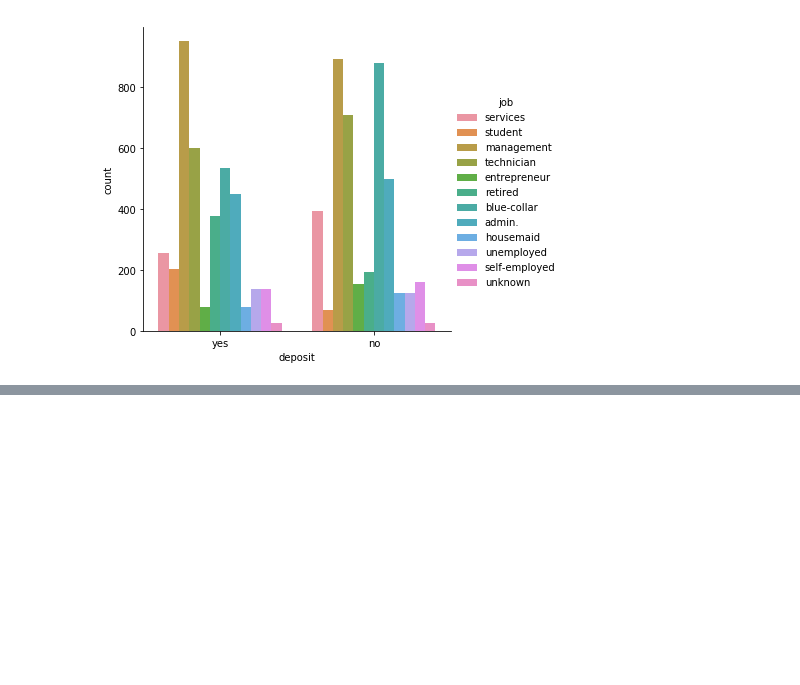
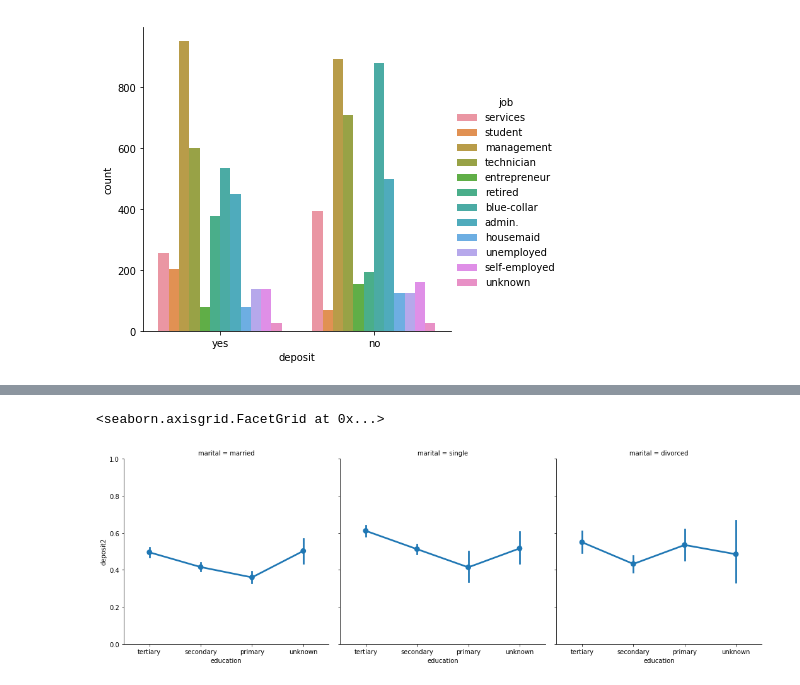
Before and after one commit to konwaw/misp, a Jupyter notebook: Dataset_Challenge.ipynb, the cells around one changed output, grey strips where cells are left out. Drawn from its saved outputs; the diff is of its cells as text; code cells hidden in the pictures; blank space fills up the shorter version.

```diff
--- a/Dataset_Challenge.ipynb
+++ b/Dataset_Challenge.ipynb
@@ -101,0 +104,4 @@ sns.catplot('loan',data=train, hue='deposit', kind='count')
+# %%
+train["deposit2"]=np.ones((len(train["deposit"]),1))
+# %%
+train["deposit2"][train["deposit"]=="no"]=0
@@ -101,0 +162,5 @@ sns.catplot('loan',data=train, hue='deposit', kind='count')
+# %%
+sns.factorplot("education", "deposit2", col ='marital', data=train).set(ylim=(0, 1))
+# %% [output]
+<seaborn.axisgrid.FacetGrid at 0x...>
+[figure, added]
```
Also changed, not shown: parts of 11 cells of this notebook.
